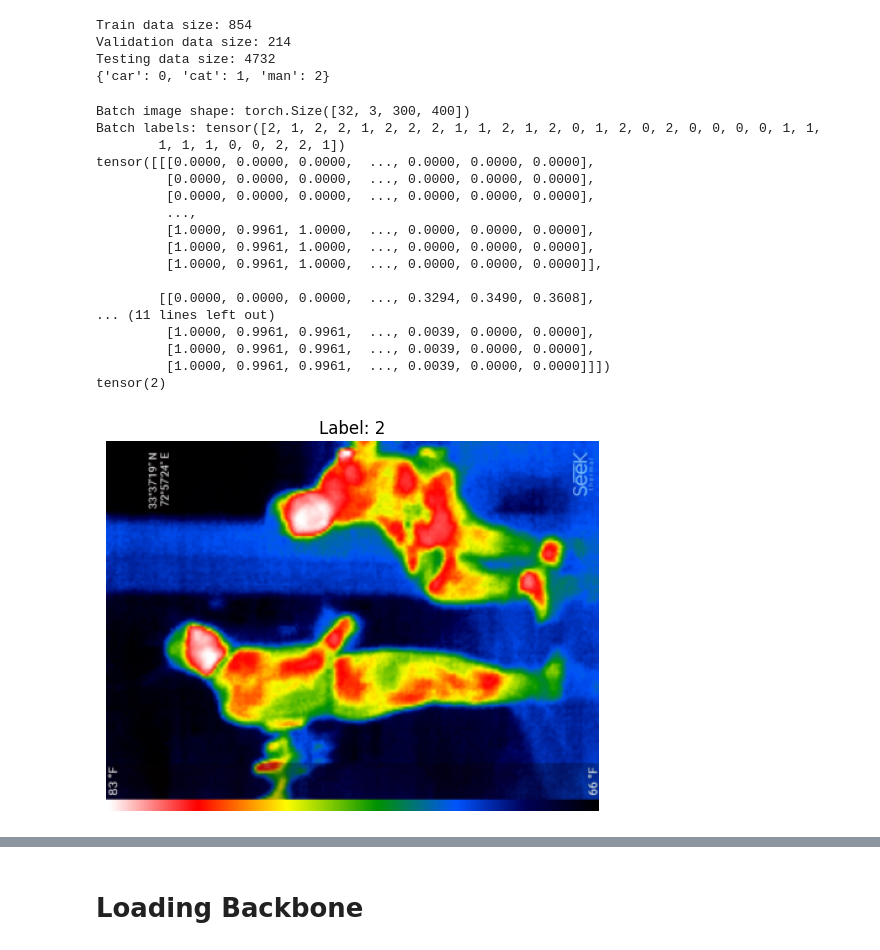
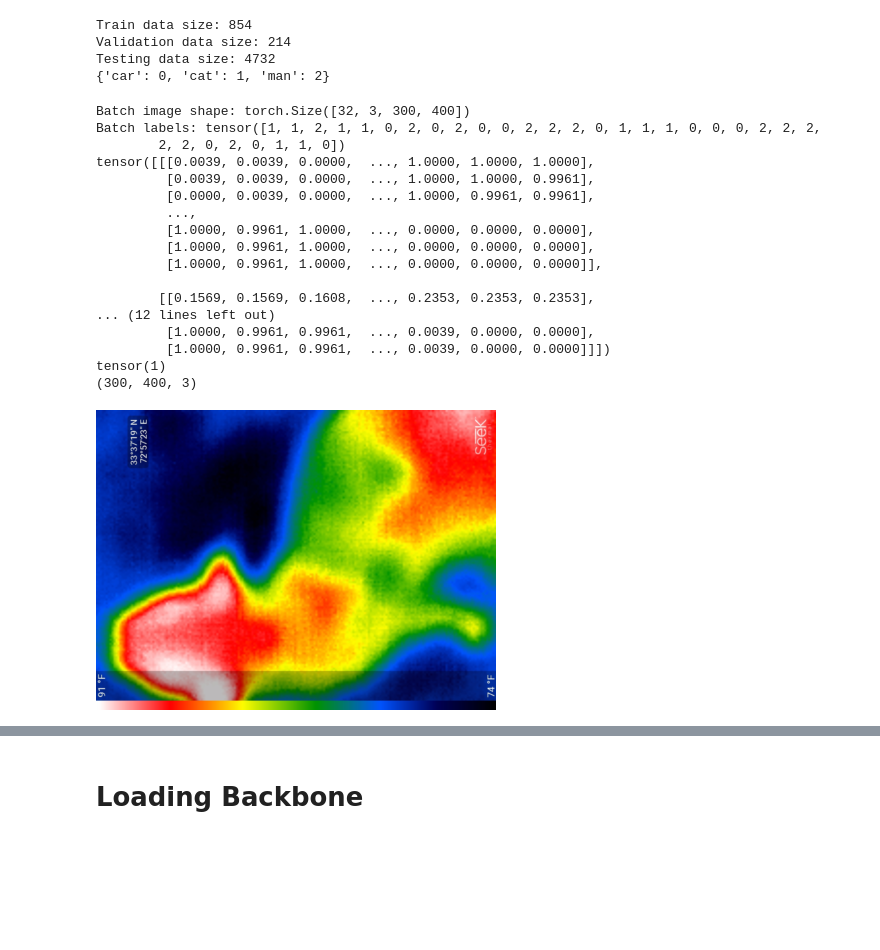
Before and after one commit to allan-jt/IJEPA-Thermal-Benchmark, a Jupyter notebook: notebook.ipynb, the cells around one changed output, grey strips where cells are left out. Drawn from its saved outputs; the diff is of its cells as text; code cells hidden in the pictures; blank space fills up the shorter version.

```diff
--- a/notebook.ipynb
+++ b/notebook.ipynb
@@ -122,35 +122,44 @@ Testing data size: 4732
 {'car': 0, 'cat': 1, 'man': 2}
 # %%
 # Verify a batch from train_loader
+from PIL import Image
+from IPython.display import display
 for images, labels in train_loader:
-    print(f"Batch image shape: {images.shape}")  # Example: [32, 3, 224, 224]
+    print(f"Batch image shape: {images.shape}")  # Example: [32, 3, 300, 400]
     print(f"Batch labels: {labels}")            # Example: tensor([0, 1, ...])
     print(images[0])
     print(labels[0])
 
-    # image = images[0].numpy().transpose((1, 2, 0))
-    image = images[0].permute(1, 2, 0).numpy()
-    plt.imshow(image)
-    plt.title(f"Label: {labels[0].item()}")  # Display the label of the first image
-    plt.axis('off')  # Turn off axis labels
-    plt.show()
+    image = images[0].numpy().transpose((1, 2, 0))
+    print(image.shape)
+
+    # Matplot version
+    # plt.imshow(image)
+    # plt.title(f"Label: {labels[0].item()}")  # Display the label of the first image
+    # plt.axis('off')  # Turn off axis labels
+    # plt.show()
+
+    # Python PIL version
+    # Convert the numpy array to a PIL Image
+    image_pil = Image.fromarray((image * 255).astype('uint8'))  # Convert to 8-bit image (values 0-255)
+    display(image_pil)
     break
 # %% [output]
 Batch image shape: torch.Size([32, 3, 300, 400])
-Batch labels: tensor([2, 1, 2, 2, 1, 2, 2, 2, 1, 1, 2, 1, 2, 0, 1, 2, 0, 2, 0, 0, 0, 0, 1, 1,
-        1, 1, 1, 0, 0, 2, 2, 1])
-tensor([[[0.0000, 0.0000, 0.0000,  ..., 0.0000, 0.0000, 0.0000],
-         [0.0000, 0.0000, 0.0000,  ..., 0.0000, 0.0000, 0.0000],
-         [0.0000, 0.0000, 0.0000,  ..., 0.0000, 0.0000, 0.0000],
+Batch labels: tensor([1, 1, 2, 1, 1, 0, 2, 0, 2, 0, 0, 2, 2, 2, 0, 1, 1, 1, 0, 0, 0, 2, 2, 2,
+        2, 2, 0, 2, 0, 1, 1, 0])
+tensor([[[0.0039, 0.0039, 0.0000,  ..., 1.0000, 1.0000, 1.0000],
+         [0.0039, 0.0039, 0.0000,  ..., 1.0000, 1.0000, 0.9961],
+         [0.0000, 0.0039, 0.0000,  ..., 1.0000, 0.9961, 0.9961],
          ...,
          [1.0000, 0.9961, 1.0000,  ..., 0.0000, 0.0000, 0.0000],
          [1.0000, 0.9961, 1.0000,  ..., 0.0000, 0.0000, 0.0000],
          [1.0000, 0.9961, 1.0000,  ..., 0.0000, 0.0000, 0.0000]],
 
-        [[0.0000, 0.0000, 0.0000,  ..., 0.3294, 0.3490, 0.3608],
-... (11 lines left out)
-         [1.0000, 0.9961, 0.9961,  ..., 0.0039, 0.0000, 0.0000],
+        [[0.1569, 0.1569, 0.1608,  ..., 0.2353, 0.2353, 0.2353],
+... (12 lines left out)
          [1.0000, 0.9961, 0.9961,  ..., 0.0039, 0.0000, 0.0000],
          [1.0000, 0.9961, 0.9961,  ..., 0.0039, 0.0000, 0.0000]]])
-tensor(2)
+tensor(1)
+(300, 400, 3)
-[figure, old version]
+[figure, new version]
```
Also changed, not shown: parts of 1 cell of this notebook.
